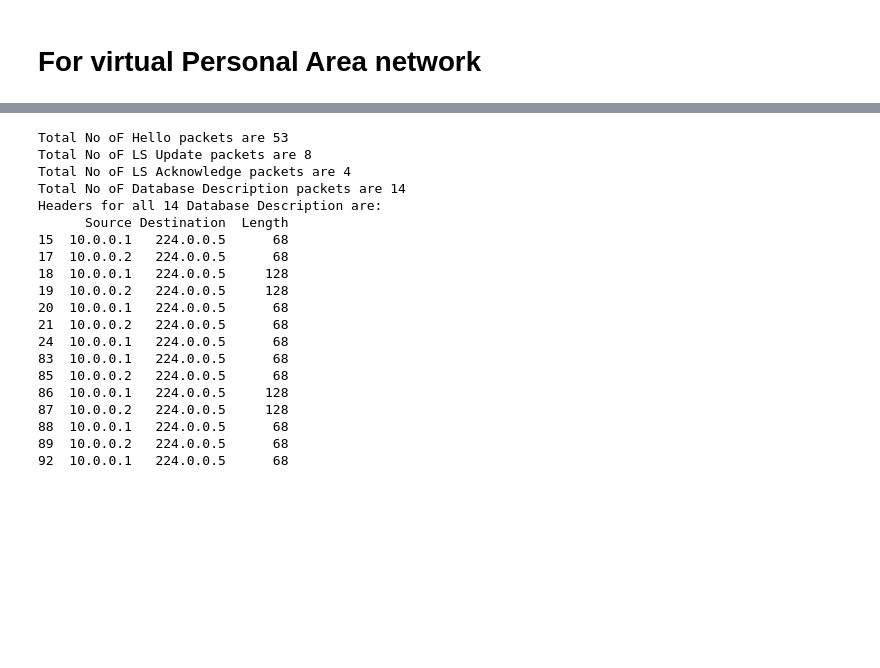
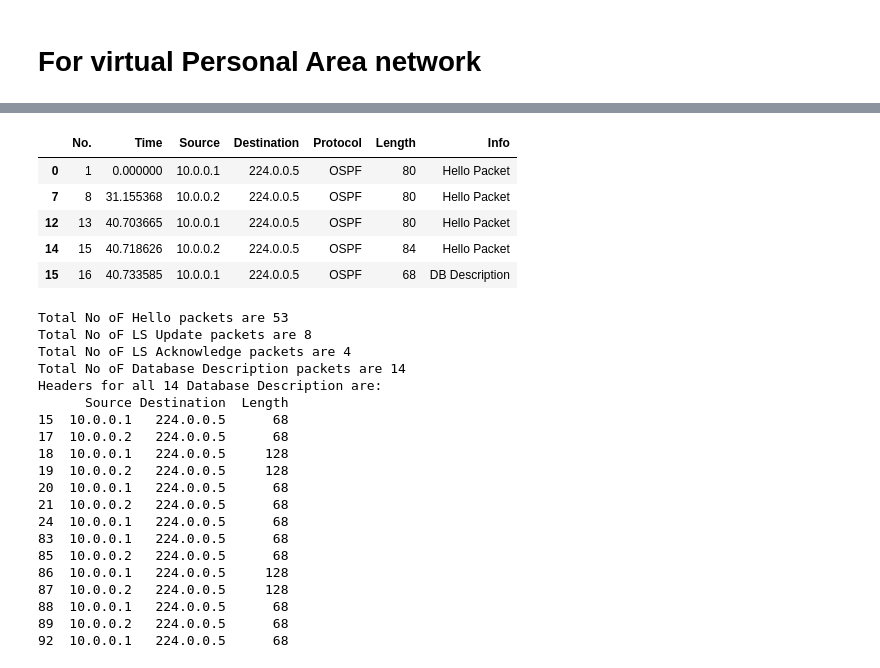
Before and after one commit to Blaezy/OSPF, a Jupyter notebook: cisco/OSPF.ipynb, the cells around one changed output, grey strips where cells are left out. Cells and saved outputs as stored; diff of their text form; code cells hidden in the pictures; blank space fills up the shorter version.

```diff
--- a/cisco/OSPF.ipynb
+++ b/cisco/OSPF.ipynb
@@ -52 +63,10 @@ def getDbDescription(ospf):
+# %%
+ospf.head(5)
+# %% [output]
+|  | No. | Time | Source | Destination | Protocol | Length | Info |
+| 0 | 1 | 0.000000 | 10.0.0.1 | 224.0.0.5 | OSPF | 80 | Hello Packet |
+| 7 | 8 | 31.155368 | 10.0.0.2 | 224.0.0.5 | OSPF | 80 | Hello Packet |
+| 12 | 13 | 40.703665 | 10.0.0.1 | 224.0.0.5 | OSPF | 80 | Hello Packet |
+| 14 | 15 | 40.718626 | 10.0.0.2 | 224.0.0.5 | OSPF | 84 | Hello Packet |
+| 15 | 16 | 40.733585 | 10.0.0.1 | 224.0.0.5 | OSPF | 68 | DB Description |
 # %%
```
Also changed, not shown: parts of 3 cells of this notebook.
